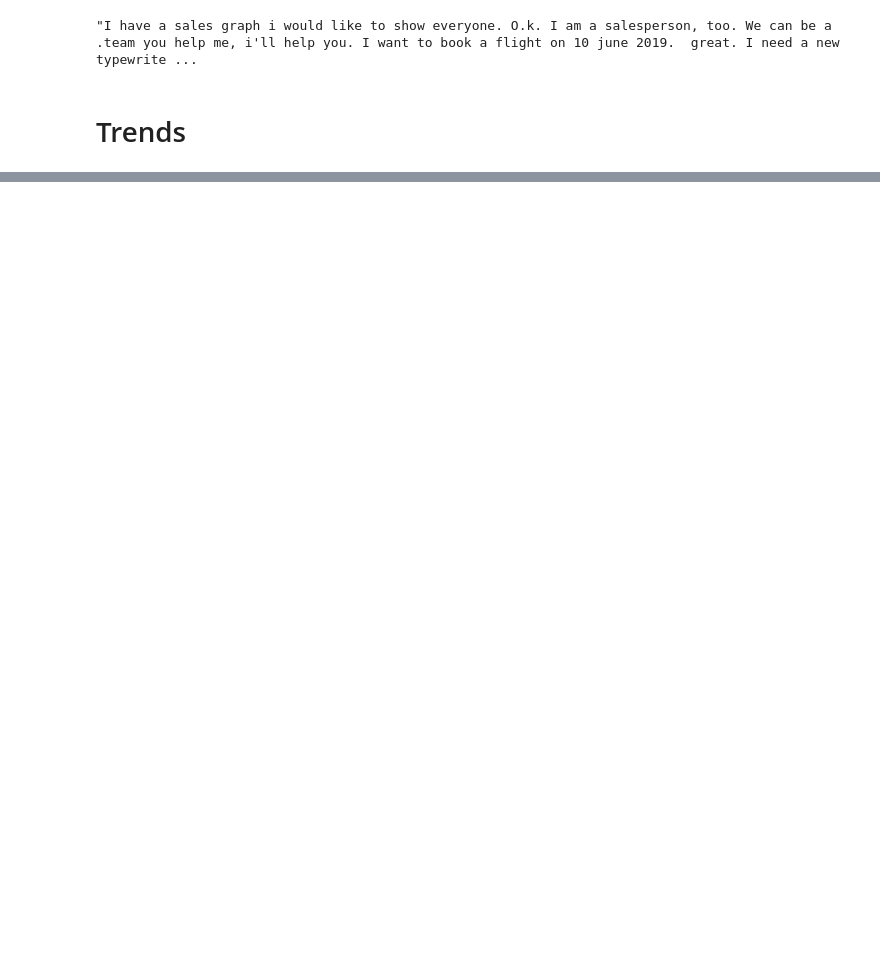
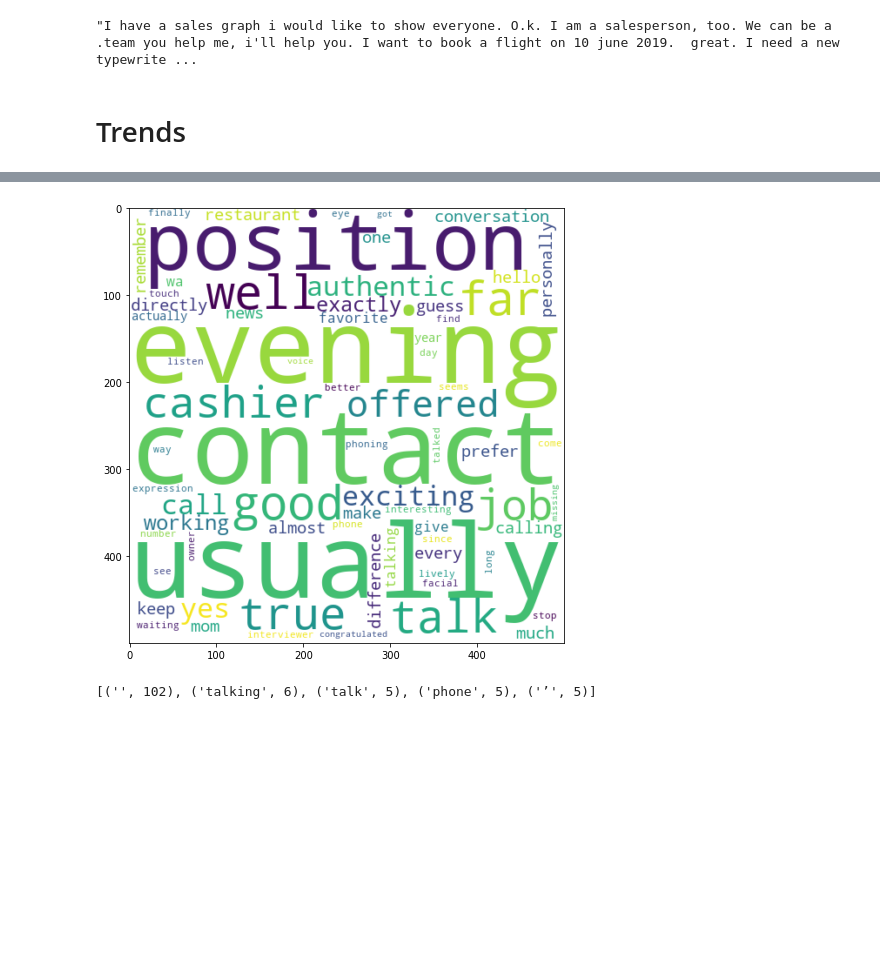
Before and after one commit to fun-personal-projects/AICP, a Jupyter notebook: abstraSumm.ipynb, the cells around one changed output, grey strips where cells are left out. Saved outputs shown, nothing was run; the diff lists cells and outputs as text; code cells hidden in the pictures; blank space fills up the shorter version.

```diff
--- a/abstraSumm.ipynb
+++ b/abstraSumm.ipynb
@@ -239,0 +314,33 @@ context_json(f)
+# %%
+# conv2
+conv2 = '''
+Hello call us at 9124199910
+Do you usually talk on the phone?
+Yes, I do. It’s a good way to keep in touch.
+
+What was your favorite phone conversation?
+It was when I talked to my interviewer. He did give me the good news that I got the job.
+
+When did you have the conversation?
+I don’t remember exactly, but It’s been 2 years so far, I guess.
+
+Who did you talk to?
+I talked to the owner of the restaurant where I’m working as a cashier.
+
+What did you talk about?
+He offered me the position and congratulated me.
+
+Why did you find the conversation interesting?
+Actually, it was more exciting than interesting. I was waiting for it for so long, and finally, he did make it come true.
+
+Do you prefer talking directly or talking on the phone?
+Personally, talking directly is much better to me since it’s more lively and authentic.
+
+Who do you usually talk to on the phone? What is your number?
+I talk to my mom almost every day. I will be missing the conversation every evening with mom if one day she stops calling me. My number is 9103419991
+
+What are the differences between talking directly and phoning?
+Well, talking directly seems more exciting since you can see facial expression, eye contact while talking on the phone, you can only listen to the voice.
+
+
+'''
@@ -239,0 +493,7 @@ context_json(f)
+# %%
+# test2
+trends(conv2)
+# %% [output]
+[figure, added]
+[('', 102), ('talking', 6), ('talk', 5), ('phone', 5), ('’', 5)]
+[figure, added]
```
Also changed, not shown: parts of 50 cells of this notebook, 2 other files.
